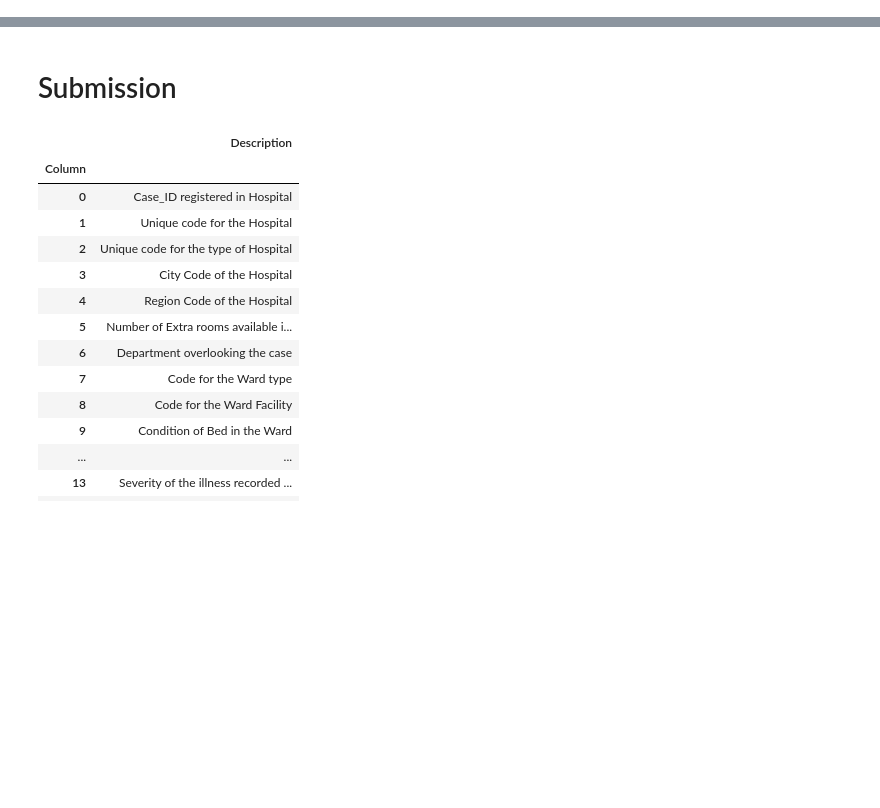
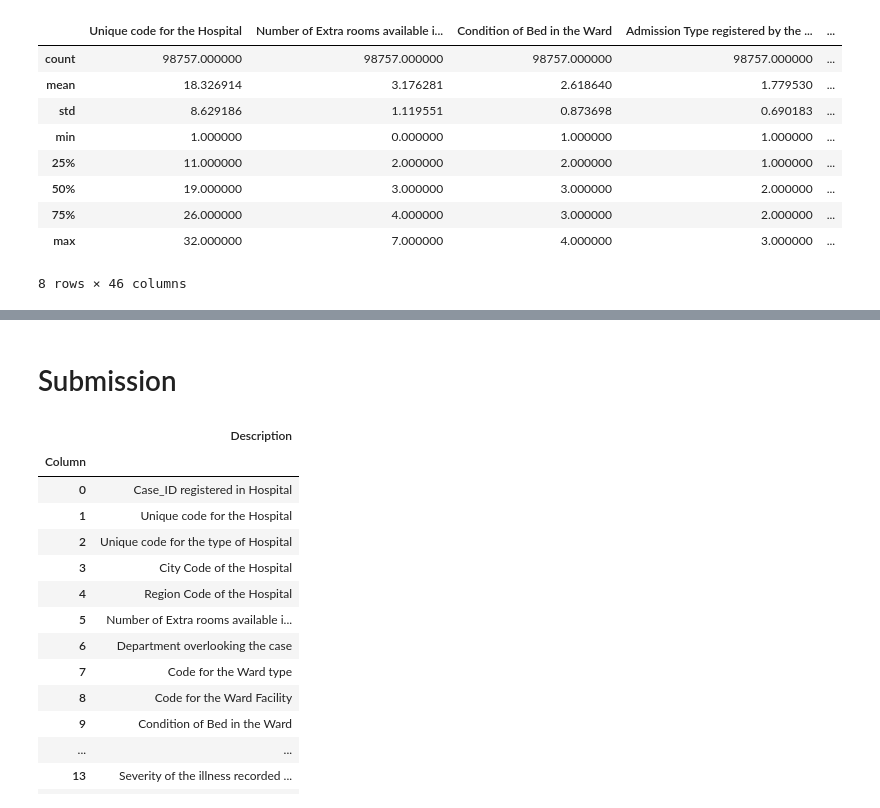
Before and after one commit to Jasc94/thebridge, a Jupyter notebook: week10_ML_competition_pca_kmeans/0_Kaggle_Hospitals/4_Model_Testing.ipynb, the cells around one changed output, grey strips where cells are left out. Cells and saved outputs as stored; diff of their text form; code cells hidden in the pictures; blank space fills up the shorter version.

```diff
--- a/week10_ML_competition_pca_kmeans/0_Kaggle_Hospitals/4_Model_Testing.ipynb
+++ b/week10_ML_competition_pca_kmeans/0_Kaggle_Hospitals/4_Model_Testing.ipynb
@@ -105,0 +132,13 @@ df.head()
+# %%
+df.describe()
+# %% [output]
+|  | Unique code for the Hospital | Number of Extra rooms available i... | Condition of Bed in the Ward | Admission Type registered by the ... | ... |
+| count | 98757.000000 | 98757.000000 | 98757.000000 | 98757.000000 | ... |
+| mean | 18.326914 | 3.176281 | 2.618640 | 1.779530 | ... |
+| std | 8.629186 | 1.119551 | 0.873698 | 0.690183 | ... |
+| min | 1.000000 | 0.000000 | 1.000000 | 1.000000 | ... |
+| 25% | 11.000000 | 2.000000 | 2.000000 | 1.000000 | ... |
+| 50% | 19.000000 | 3.000000 | 3.000000 | 2.000000 | ... |
+| 75% | 26.000000 | 4.000000 | 3.000000 | 2.000000 | ... |
+| max | 32.000000 | 7.000000 | 4.000000 | 3.000000 | ... |
+8 rows × 46 columns
```
Also changed, not shown: parts of 14 cells of this notebook, 11 other files.
